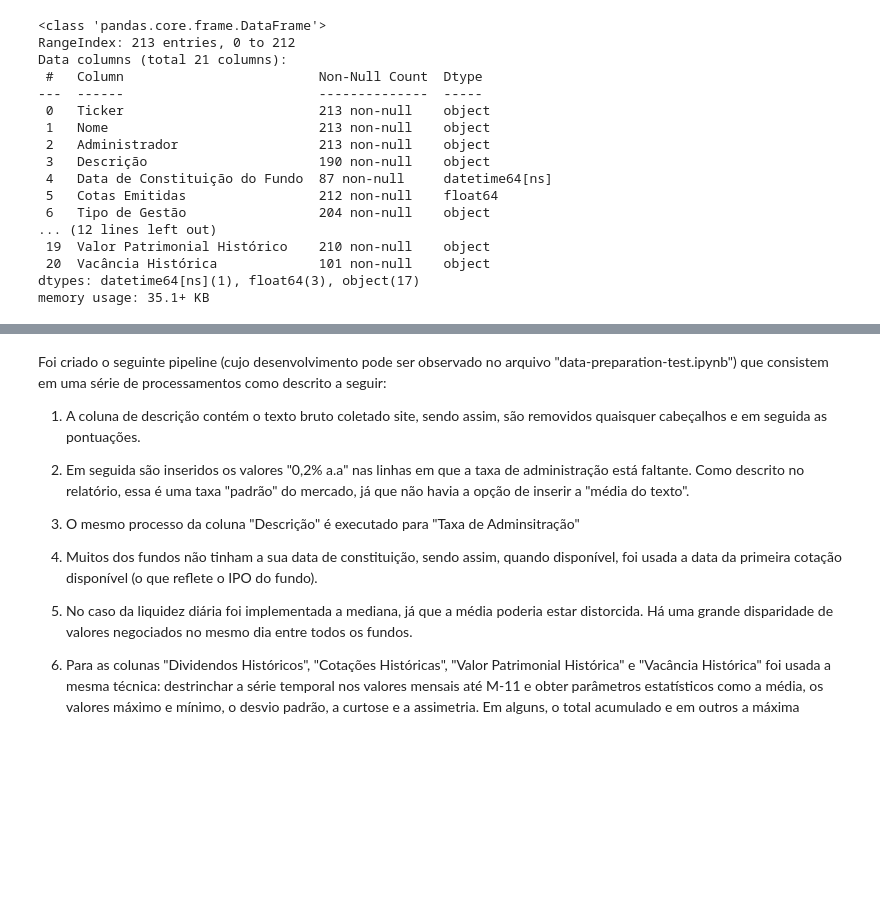
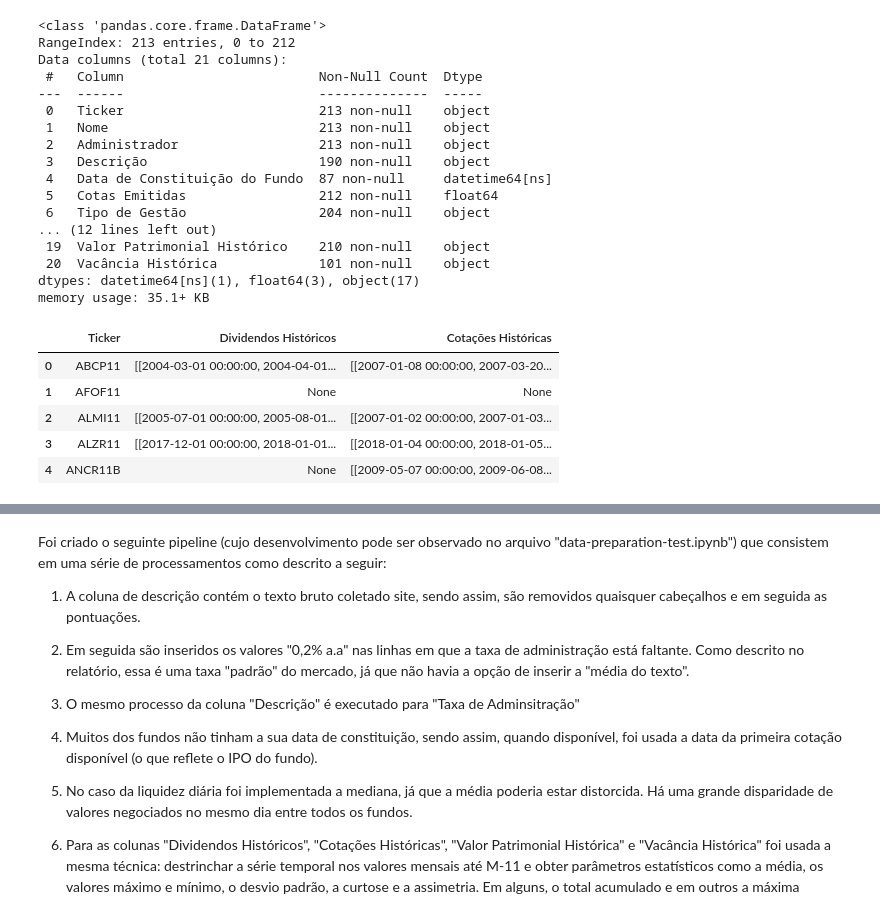
Before and after one commit to lucasfontenla/machine-learning-project, a Jupyter notebook: notebook/data-exploratory-analysis.ipynb, the cells around one changed output, grey strips where cells are left out. Saved outputs shown, nothing was run; the diff lists cells and outputs as text; code cells hidden in the pictures; blank space fills up the shorter version.

```diff
--- a/notebook/data-exploratory-analysis.ipynb
+++ b/notebook/data-exploratory-analysis.ipynb
@@ -42,3 +42,12 @@ Data columns (total 21 columns):
  20  Vacância Histórica             101 non-null    object
 dtypes: datetime64[ns](1), float64(3), object(17)
 memory usage: 35.1+ KB
+# %%
+funds_df_raw[['Ticker', 'Dividendos Históricos', 'Cotações Históricas']].head()
+# %% [output]
+|  | Ticker | Dividendos Históricos | Cotações Históricas |
+| 0 | ABCP11 | [[2004-03-01 00:00:00, 2004-04-01... | [[2007-01-08 00:00:00, 2007-03-20... |
+| 1 | AFOF11 | None | None |
+| 2 | ALMI11 | [[2005-07-01 00:00:00, 2005-08-01... | [[2007-01-02 00:00:00, 2007-01-03... |
+| 3 | ALZR11 | [[2017-12-01 00:00:00, 2018-01-01... | [[2018-01-04 00:00:00, 2018-01-05... |
+| 4 | ANCR11B | None | [[2009-05-07 00:00:00, 2009-06-08... |
```
Also changed, not shown: parts of 1 cell of this notebook.
